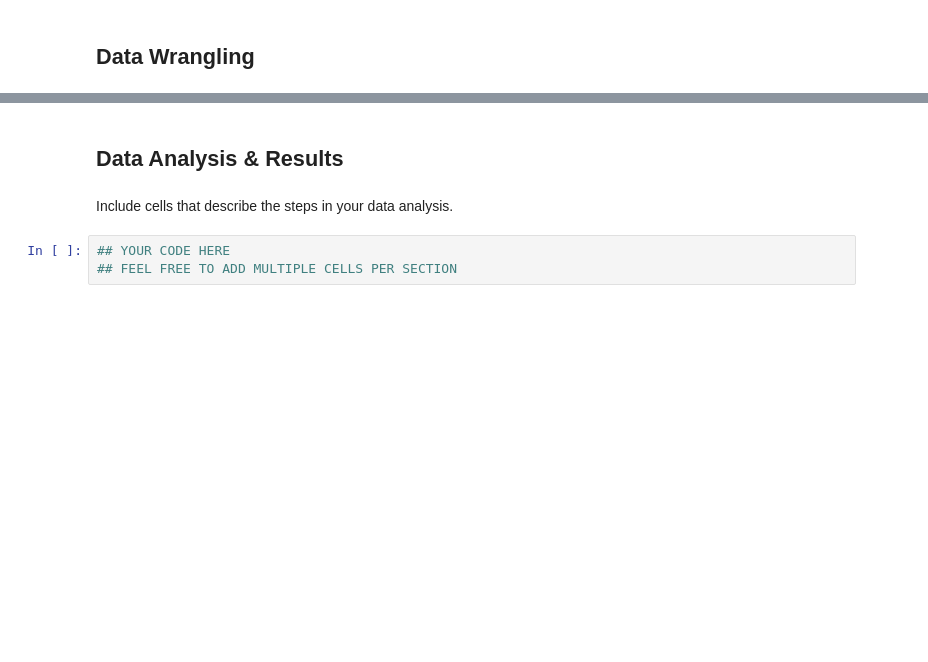
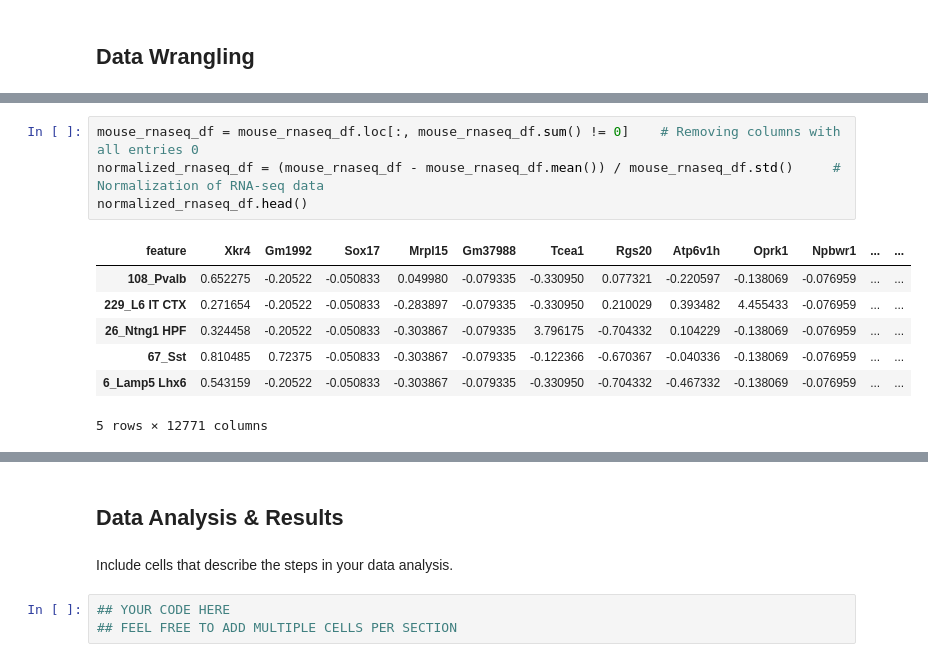
Before and after one commit to pbvijaya/BIPN162_Cell_Types, a Jupyter notebook: CellTypesProject_template.ipynb, the cells around one changed output, grey strips where cells are left out. Drawn from its saved outputs; the diff is of its cells as text; blank space fills up the shorter version.

```diff
--- a/CellTypesProject_template.ipynb
+++ b/CellTypesProject_template.ipynb
@@ -46,0 +62,12 @@ Describe your data wrangling steps here.
+# %%
+mouse_rnaseq_df = mouse_rnaseq_df.loc[:, mouse_rnaseq_df.sum() != 0]    # Removing columns with all entries 0
+normalized_rnaseq_df = (mouse_rnaseq_df - mouse_rnaseq_df.mean()) / mouse_rnaseq_df.std()     # Normalization of RNA-seq data
+normalized_rnaseq_df.head()
+# %% [output]
+| feature | Xkr4 | Gm1992 | Sox17 | Mrpl15 | Gm37988 | Tcea1 | Rgs20 | Atp6v1h | Oprk1 | Npbwr1 | ... | ... |
+| 108_Pvalb | 0.652275 | -0.20522 | -0.050833 | 0.049980 | -0.079335 | -0.330950 | 0.077321 | -0.220597 | -0.138069 | -0.076959 | ... | ... |
+| 229_L6 IT CTX | 0.271654 | -0.20522 | -0.050833 | -0.283897 | -0.079335 | -0.330950 | 0.210029 | 0.393482 | 4.455433 | -0.076959 | ... | ... |
+| 26_Ntng1 HPF | 0.324458 | -0.20522 | -0.050833 | -0.303867 | -0.079335 | 3.796175 | -0.704332 | 0.104229 | -0.138069 | -0.076959 | ... | ... |
+| 67_Sst | 0.810485 | 0.72375 | -0.050833 | -0.303867 | -0.079335 | -0.122366 | -0.670367 | -0.040336 | -0.138069 | -0.076959 | ... | ... |
+| 6_Lamp5 Lhx6 | 0.543159 | -0.20522 | -0.050833 | -0.303867 | -0.079335 | -0.330950 | -0.704332 | -0.467332 | -0.138069 | -0.076959 | ... | ... |
+5 rows × 12771 columns
```
Also changed, not shown: parts of 13 cells of this notebook.
